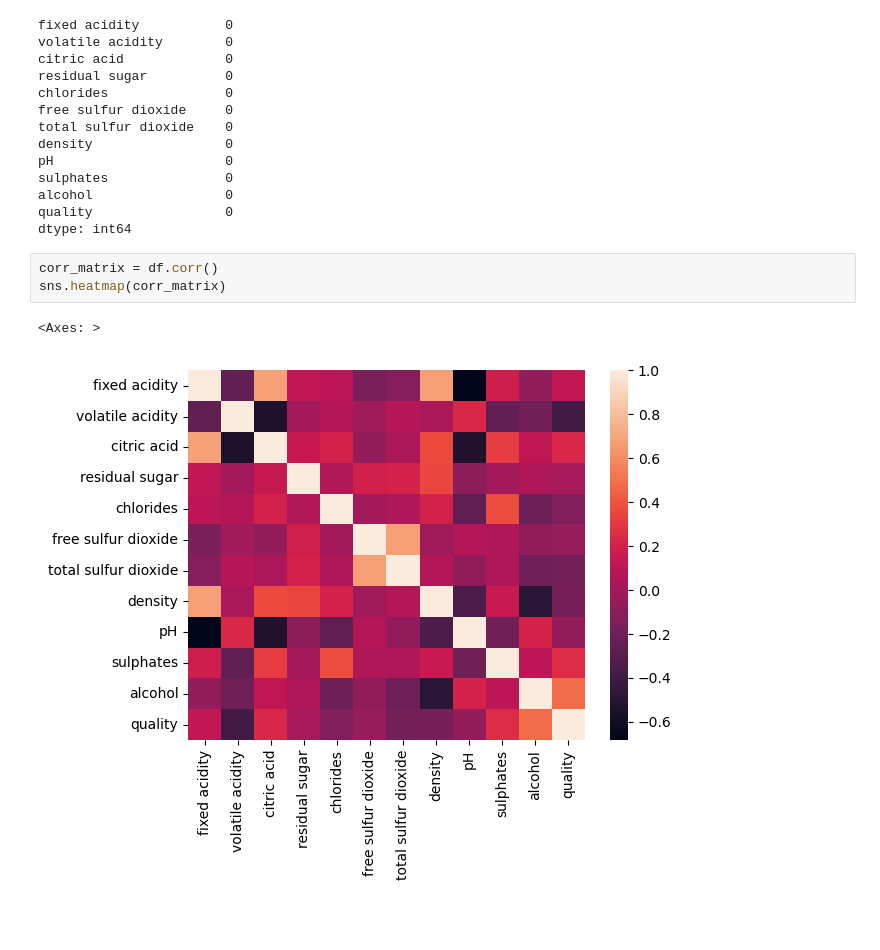
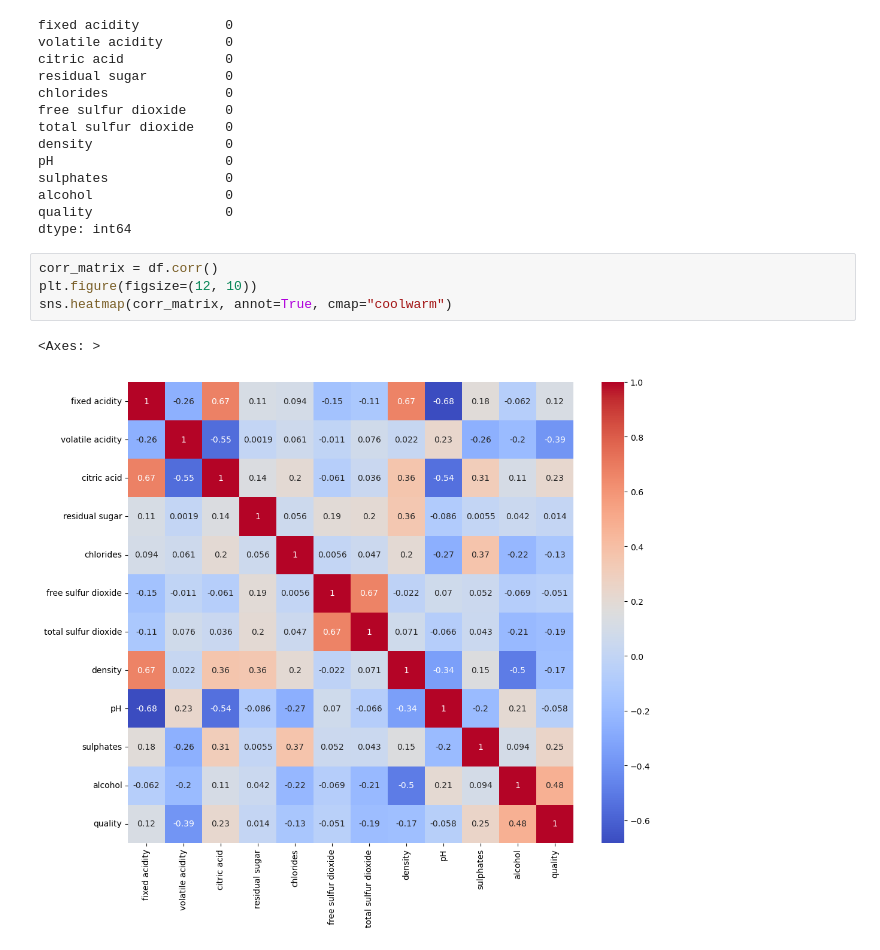
Before and after one commit to F1ameX/Machine-learning, a Jupyter notebook: Wine-quality_Kaggle/sample.ipynb, the cells around one changed output. Cells and saved outputs as stored; diff of their text form; blank space fills up the shorter version.

```diff
--- a/Wine-quality_Kaggle/sample.ipynb
+++ b/Wine-quality_Kaggle/sample.ipynb
@@ -58,7 +79,8 @@ quality                 0
 dtype: int64
 # %%
 corr_matrix = df.corr()
-sns.heatmap(corr_matrix)
+plt.figure(figsize=(12, 10))
+sns.heatmap(corr_matrix, annot=True, cmap="coolwarm")
 # %% [output]
 <Axes: >
-[figure, old version]
+[figure, new version]
```
Also changed, not shown: parts of 12 cells of this notebook.
